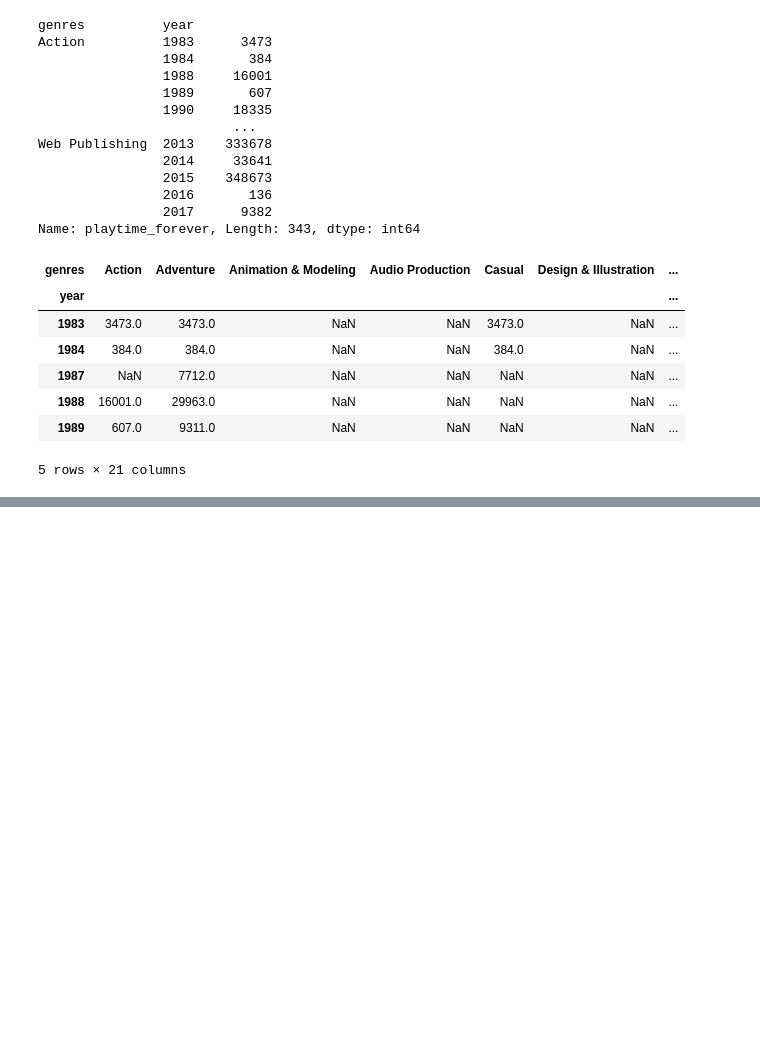
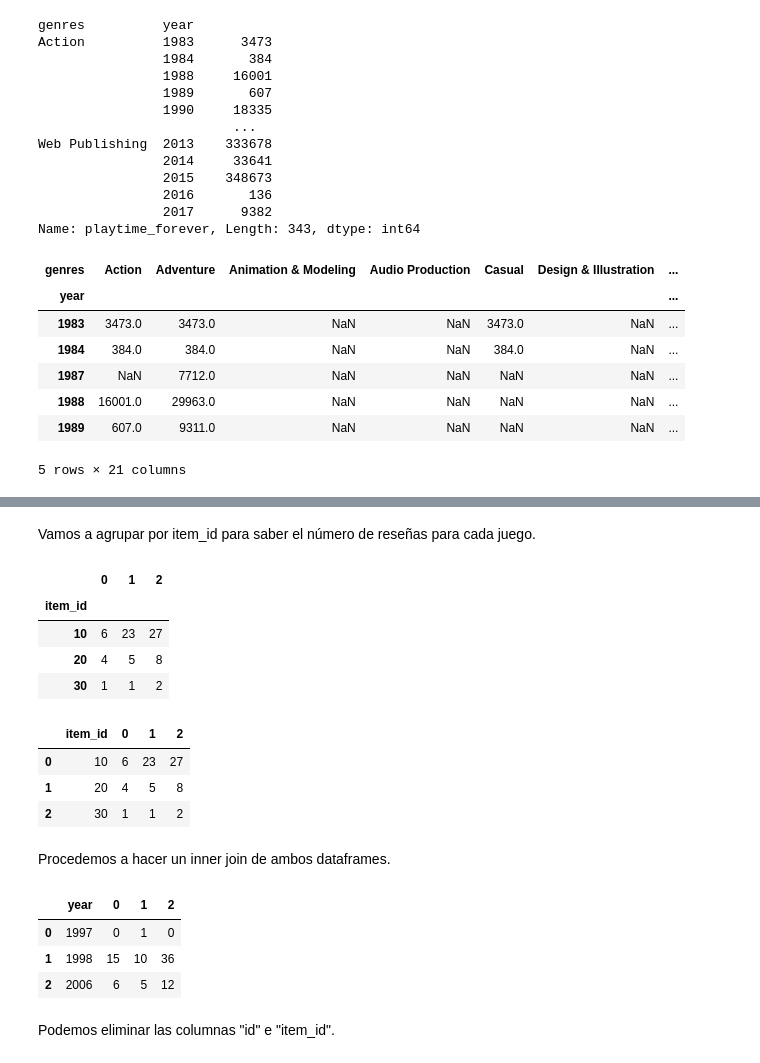
Before and after one commit to dsdrajlin/PI-MLOPs, a Jupyter notebook: API.ipynb, the cells around one changed output, grey strips where cells are left out. Cells and saved outputs as stored; diff of their text form; code cells hidden in the pictures; blank space fills up the shorter version.

```diff
--- a/API.ipynb
+++ b/API.ipynb
@@ -222,0 +342,22 @@ PlayTimeGenre_df.to_csv("./Datasets_API/PlayTimeGenre.csv")
+# %% [markdown]
+Vamos a agrupar por item_id para saber el número de reseñas para cada juego.
+# %%
+reviews_df = reviews_df.groupby("item_id").sum()
+reviews_df.head(3)
+# %% [output]
+|  | 0 | 1 | 2 |
+| item_id |  |  |  |
+| 10 | 6 | 23 | 27 |
+| 20 | 4 | 5 | 8 |
+| 30 | 1 | 1 | 2 |
+# %%
+# Resetear el indice para que "item_id" pase a ser una columna.
+reviews_df.reset_index(inplace=True)
+reviews_df.head(3)
+# %% [output]
+|  | item_id | 0 | 1 | 2 |
+| 0 | 10 | 6 | 23 | 27 |
+| 1 | 20 | 4 | 5 | 8 |
+| 2 | 30 | 1 | 1 | 2 |
+# %% [markdown]
+Procedemos a hacer un inner join de ambos dataframes.
@@ -222,0 +367,9 @@ PlayTimeGenre_df.to_csv("./Datasets_API/PlayTimeGenre.csv")
+# %%
+sentiment_analysis_df.head(3)
+# %% [output]
+|  | year | 0 | 1 | 2 |
+| 0 | 1997 | 0 | 1 | 0 |
+| 1 | 1998 | 15 | 10 | 36 |
+| 2 | 2006 | 6 | 5 | 12 |
+# %% [markdown]
+Podemos eliminar las columnas "id" e "item_id".
```
Also changed, not shown: parts of 26 cells of this notebook, 3 other files.
